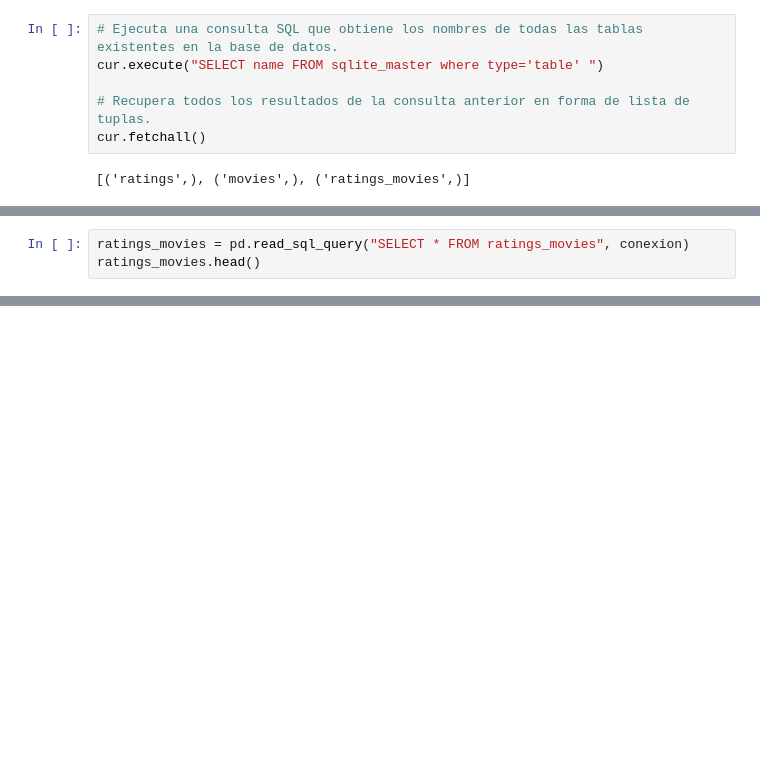
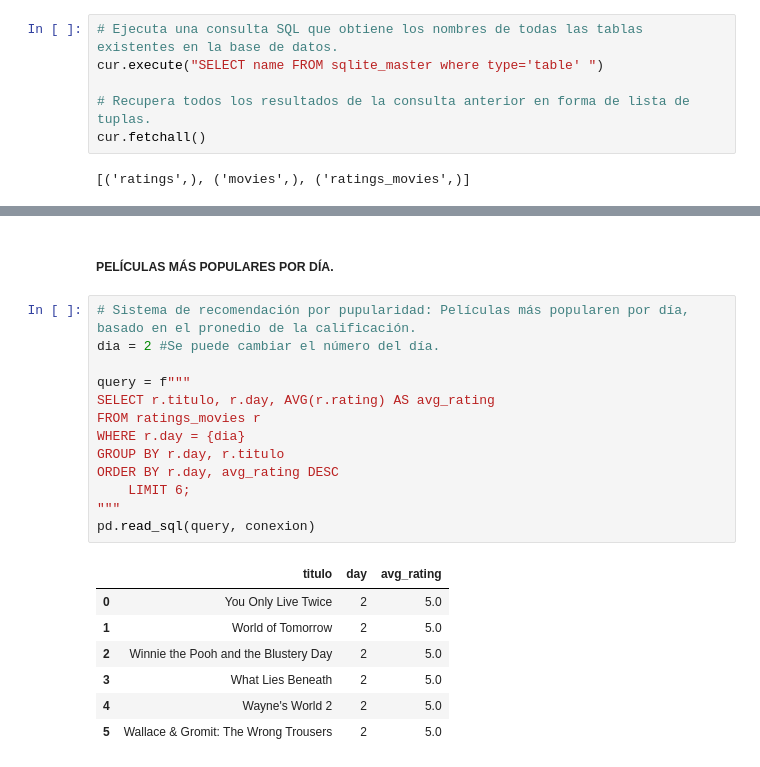
Before and after one commit to JuanCH94/Marketing, a Jupyter notebook: c_modelos.ipynb, the cells around one changed output, grey strips where cells are left out. Cells and saved outputs as stored; diff of their text form; blank space fills up the shorter version.

```diff
--- a/c_modelos.ipynb
+++ b/c_modelos.ipynb
@@ -58,3 +40,0 @@ table_ratings.head()
-# %%
-ratings_movies = pd.read_sql_query("SELECT * FROM ratings_movies", conexion)
-ratings_movies.head()
@@ -589,0 +83,23 @@ recomendar_peliculas("Toy Story (1995)", movies, similarity_matrix)
+# %% [markdown]
+##### PELÍCULAS MÁS POPULARES POR DÍA.
+# %%
+# Sistema de recomendación por pupularidad: Películas más popularen por día, basado en el pronedio de la calificación.
+dia = 2 #Se puede cambiar el número del día.
+
+query = f"""
+SELECT r.titulo, r.day, AVG(r.rating) AS avg_rating
+FROM ratings_movies r
+WHERE r.day = {dia}
+GROUP BY r.day, r.titulo
+ORDER BY r.day, avg_rating DESC
+    LIMIT 6;
+"""
+pd.read_sql(query, conexion)
+# %% [output]
+|  | titulo | day | avg_rating |
+| 0 | You Only Live Twice | 2 | 5.0 |
+| 1 | World of Tomorrow | 2 | 5.0 |
+| 2 | Winnie the Pooh and the Blustery Day | 2 | 5.0 |
+| 3 | What Lies Beneath | 2 | 5.0 |
+| 4 | Wayne's World 2 | 2 | 5.0 |
+| 5 | Wallace & Gromit: The Wrong Trousers | 2 | 5.0 |
```
Also changed, not shown: parts of 98 cells of this notebook, 5 other files.
